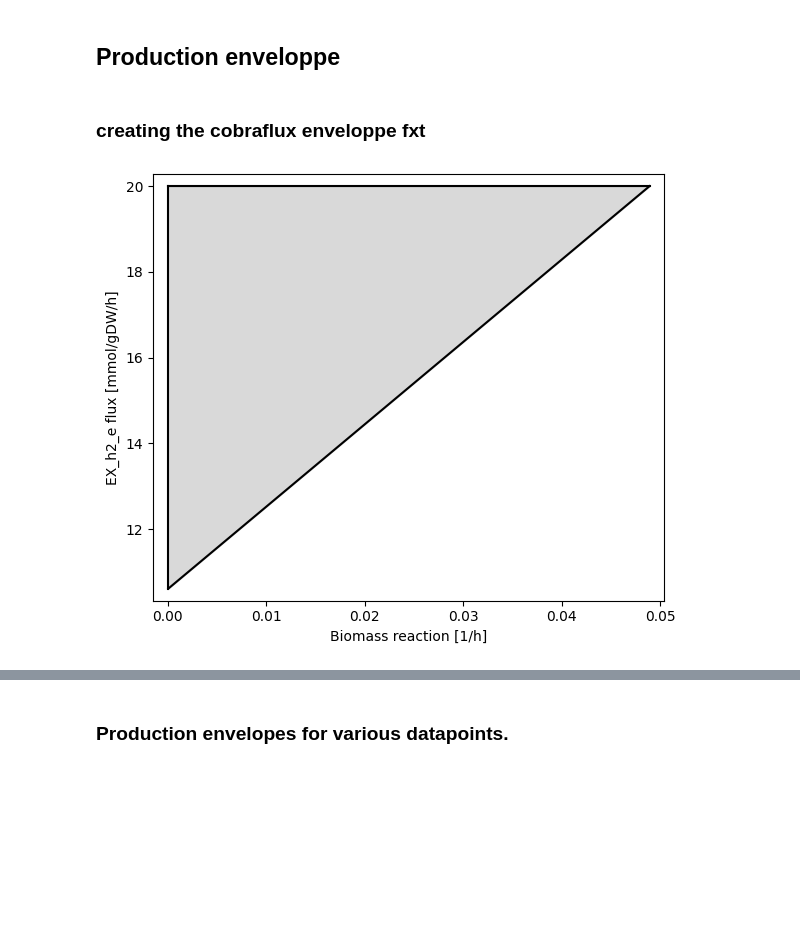
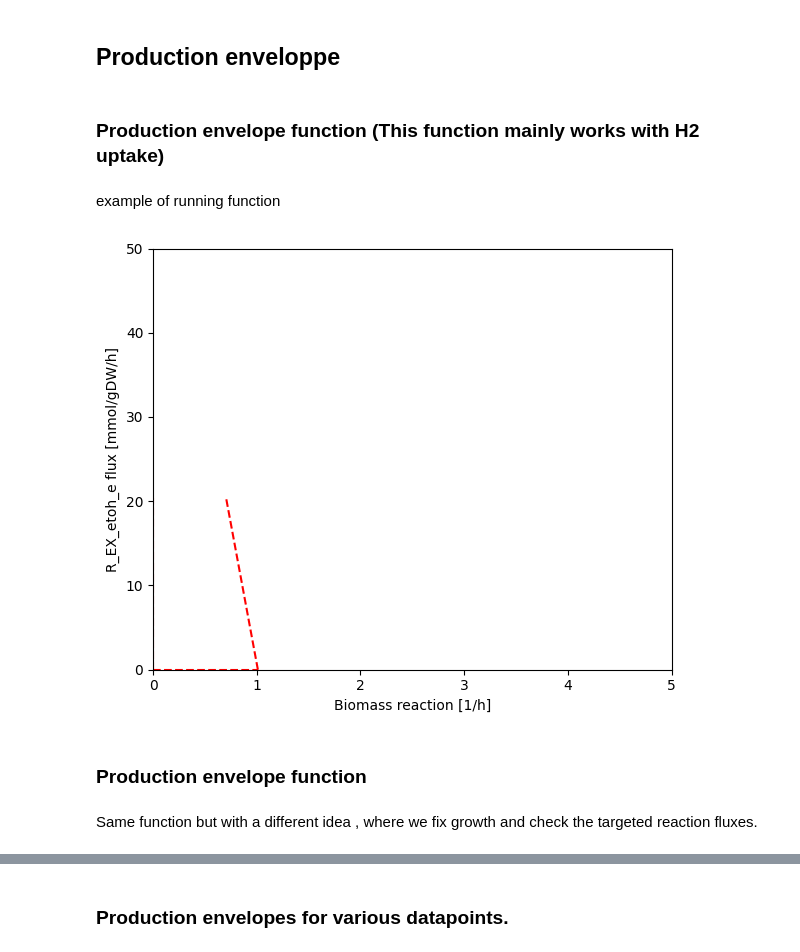
Before and after one commit to AzizBenA/iABA974_SoF1_GEM, a Jupyter notebook: Scripts/Model_manipulation.ipynb, the cells around one changed output, grey strips where cells are left out. Cells and saved outputs as stored; diff of their text form; code cells hidden in the pictures; blank space fills up the shorter version.

Commit message:
Production envelope code in model testing

```diff
--- a/Scripts/Model_manipulation.ipynb
+++ b/Scripts/Model_manipulation.ipynb
@@ -12,8 +12,8 @@ importlib.reload(ju)
 # %%
 base_dir = Path.home() / "Documents" / "PhD" / "SOF1-GEM"
 #base_dir = Path.home() / "Documents" / "PhD" / "SOF1-GEM"
-model = ju.load_model(base_dir,"Models", "251125_iABA974.sbml")
-#model = ju.load_model(base_dir,"Models", "250924_iABA974_BLG.sbml")
+#model = ju.load_model(base_dir,"Models", "251125_iABA974.sbml")
+model = ju.load_model(base_dir,"Models", "250924_iABA974_BLG.sbml")
 # %%
 # set reactions bounds for a specific reaction
 reaction = model.reactions.get_by_id('EX_h2_e')
@@ -34,8 +34,8 @@ reaction.bounds = -10.0, 0.0
 reaction = model.reactions.get_by_id('EX_hco3_e')
 reaction.bounds = -0.0, 0.0
 # %%
-model.objective = "Growth"
-model.optimize()
+#model.objective = "Growth"
+#model.optimize()
 model.summary()
 # %% [output]
 Objective
@@ -1393,11 +1409,13 @@ plt.show()
 [figure]
 # %% [markdown]
 ## Production enveloppe
-# %% [markdown]
-### creating the cobraflux enveloppe fxt
+# %% [markdown]
+### Production envelope function (This function mainly works with H2 uptake)
 # %%
 import numpy as np
 import matplotlib.pyplot as plt
+
+import pandas as pd
 
 def cobra_flux_envelope(model, r_x, r_y, steps=20, constraints=None):
     """
@@ -1415,7 +1433,7 @@ def cobra_flux_envelope(model, r_x, r_y, steps=20, constraints=None):
     ry = m.reactions.get_by_id(r_y)   # uptake
 
     # sample the uptake (ry) range
-    yvals = np.linspace(ry.lower_bound, ry.upper_bound, steps)
+    yvals = np.linspace(ry.lower_bound, ry.upper_bound, steps) # this needs to be modified in order to have proper production envelope
 
     xmins, xmaxs = [], []
     for y in yvals:
@@ -1450,6 +1468,7 @@ def plot_flux_envelope(
     - r_y: reaction id for uptake (plotted on Y)
     - abs_y: if True, plot uptake as positive (abs value)
     """
+    offset = 0.03
     if ax is None:
         fig, ax = plt.subplots(figsize=(6,5))
     else:
@@ -1487,17 +1506,28 @@ def plot_flux_envelope(
     ax.set_ylabel(label_y if label_y else ry.name + " flux [mmol/gDW/h]")
 
     ax.invert_yaxis() if (not abs_y and np.nanmean(yvals) < 0) else None
-    ax.margins(0.03)
+    ax.margins(0)
+
+    plt.xlim(0.0, 5.0)
+    plt.ylim(0, 50.0) # needs to be adjusted manually
     fig.tight_layout()
     return ax
+# %% [markdown]
+example of running function
 # %%
 ax = plot_flux_envelope(
     model,
     r_x="Growth",         # growth on X
-    r_y="EX_h2_e",        # uptake on Y
+    r_y="EX_etoh_e",        # uptake on Y
     steps=50,
-    constraints={"EX_h2_e": (-20.0, -10.0)},
-    abs_y=True            # show uptake as positive numbers
+    #constraints={"EX_h2_e": (-50.0, -10.0)},
+    abs_y=True,            # show uptake as positive numbers
+    plot_kwargs={"color":"red", "linestyle":"--"},
+    fill_kwargs={"alpha":0}
 )
 # %% [output]
-[figure, old version]
+[figure, new version]
+# %% [markdown]
+### Production envelope function
+# %% [markdown]
+Same function but with a different idea , where we fix growth and check the targeted reaction fluxes.
```
Also changed, not shown: parts of 10 cells of this notebook, 2 other files.
